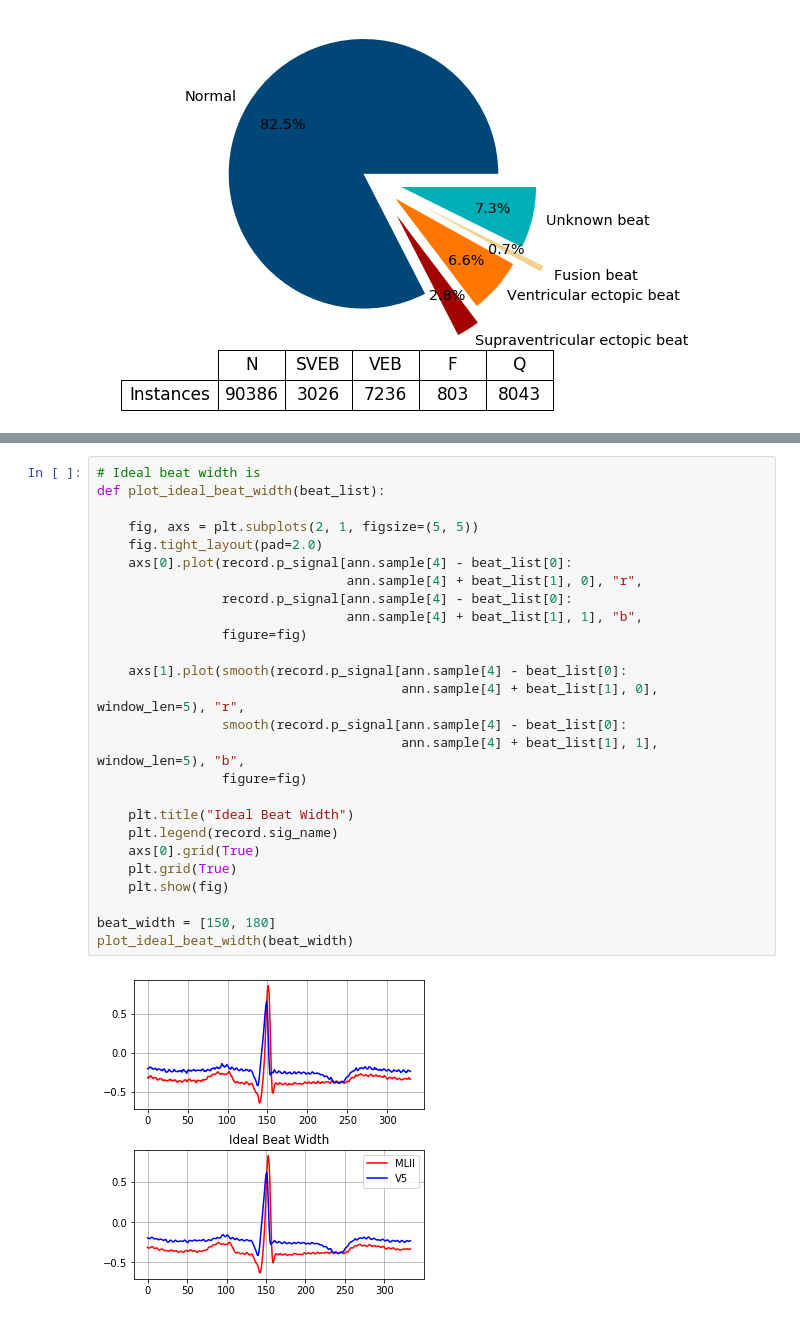
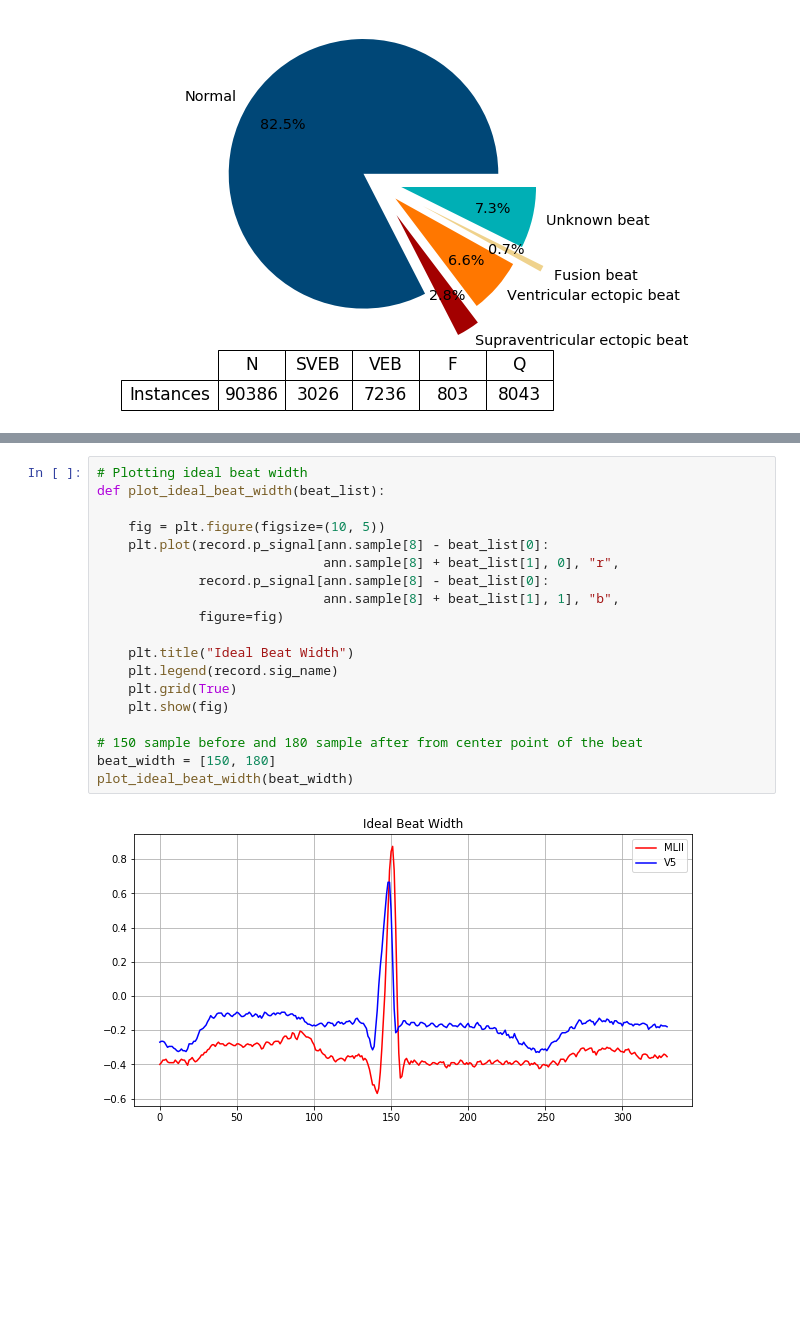
Before and after one commit to omerferhatt/arrhythmia-cnn, a Jupyter notebook: notebooks/main.ipynb, the cells around one changed output, grey strips where cells are left out. Cells and saved outputs as stored; diff of their text form; blank space fills up the shorter version.

```diff
--- a/notebooks/main.ipynb
+++ b/notebooks/main.ipynb
@@ -295,28 +267,21 @@ plot_beat_comparison(beat_width_list)
 # %%
-# Ideal beat width is
+# Plotting ideal beat width
 def plot_ideal_beat_width(beat_list):
 
-    fig, axs = plt.subplots(2, 1, figsize=(5, 5))
-    fig.tight_layout(pad=2.0)
-    axs[0].plot(record.p_signal[ann.sample[4] - beat_list[0]:
-                                ann.sample[4] + beat_list[1], 0], "r",
-                record.p_signal[ann.sample[4] - beat_list[0]:
-                                ann.sample[4] + beat_list[1], 1], "b",
-                figure=fig)
-
-    axs[1].plot(smooth(record.p_signal[ann.sample[4] - beat_list[0]:
-                                       ann.sample[4] + beat_list[1], 0], window_len=5), "r",
-                smooth(record.p_signal[ann.sample[4] - beat_list[0]:
-                                       ann.sample[4] + beat_list[1], 1], window_len=5), "b",
-                figure=fig)
+    fig = plt.figure(figsize=(10, 5))
+    plt.plot(record.p_signal[ann.sample[8] - beat_list[0]:
+                             ann.sample[8] + beat_list[1], 0], "r",
+             record.p_signal[ann.sample[8] - beat_list[0]:
+                             ann.sample[8] + beat_list[1], 1], "b",
+             figure=fig)
 
     plt.title("Ideal Beat Width")
     plt.legend(record.sig_name)
-    axs[0].grid(True)
     plt.grid(True)
     plt.show(fig)
 
+# 150 sample before and 180 sample after from center point of the beat
 beat_width = [150, 180]
 plot_ideal_beat_width(beat_width)
 # %% [output]
-[figure, old version]
+[figure, new version]
```
Also changed, not shown: parts of 12 cells of this notebook, 1 other file.
